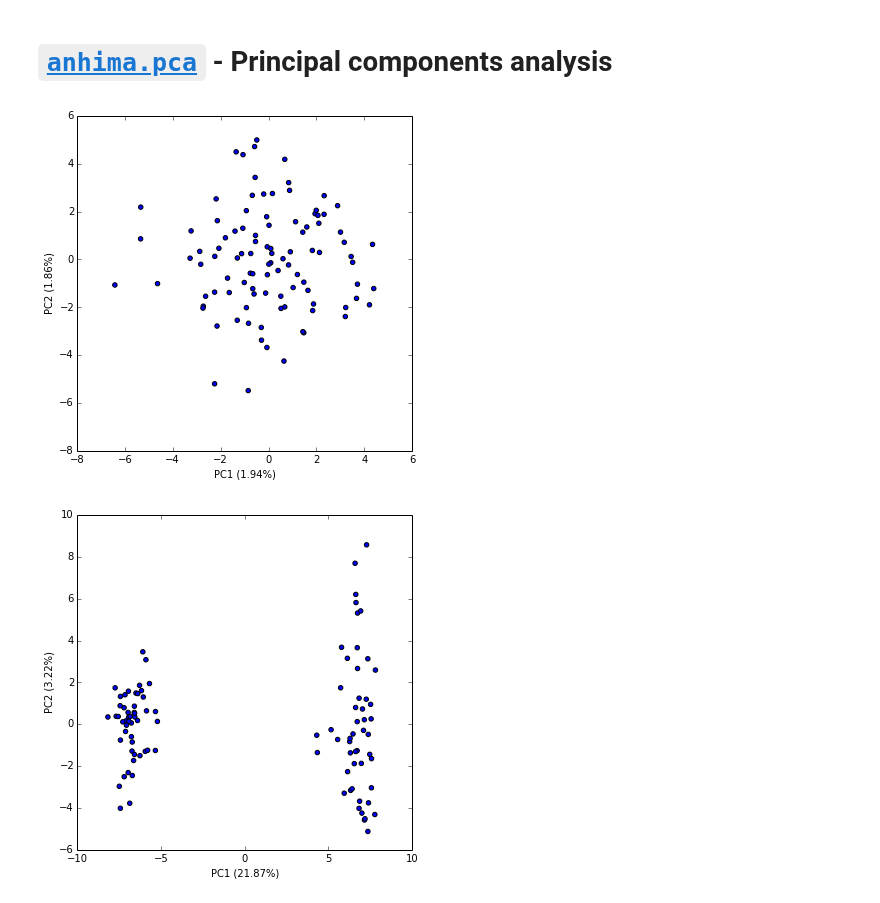
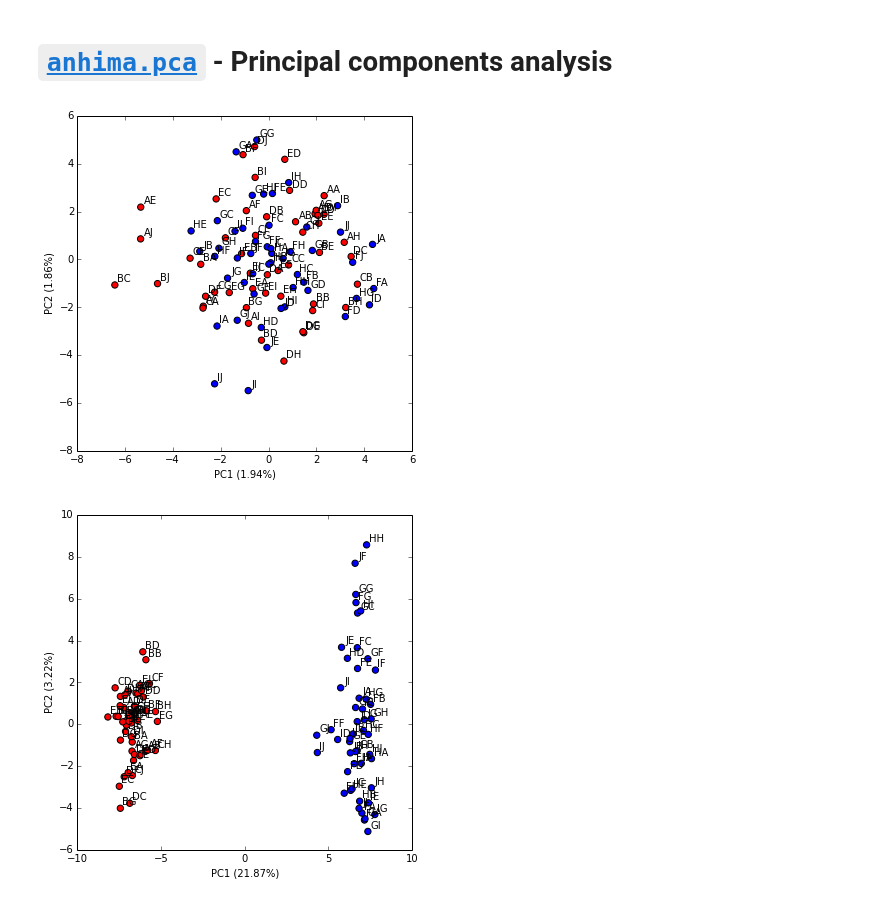
Before and after one commit to alimanfoo/anhima, a Jupyter notebook: examples/pca.ipynb, the cells around one changed output. Cells and saved outputs as stored; diff of their text form; code cells hidden in the pictures.

```diff
--- a/examples/pca.ipynb
+++ b/examples/pca.ipynb
@@ -19,6 +20,7 @@ sys.path.insert(0, '../src')
 # simulate genotypes with no relatedness
 n_variants = 1000
 n_samples = 100
+labels = [''.join(s) for s in itertools.product('ABCDEFGHIJ', repeat=2)]
 ploidy = 2
 af_dist = scipy.stats.beta(a=.4, b=.6)
 p_missing = 0
@@ -34,11 +36,13 @@ gnr = anhima.gt.as_n_alt(genotypes_related)
 # run PCA
 p, t = anhima.pca.pca(gn)
 pr, tr = anhima.pca.pca(gnr)
+# %%
+sample_colors = (['red']*50) + (['blue']*50)
 # %%
-anhima.pca.plot_components(p, t);
+anhima.pca.plot_components(p, t, labels=labels, colors=sample_colors, sizes=40);
 # %% [output]
-[figure, old version]
+[figure, new version]
 # %%
-anhima.pca.plot_components(pr, tr);
+anhima.pca.plot_components(pr, tr, labels=labels, colors=sample_colors, sizes=40);
 # %% [output]
-[figure, old version]
+[figure, new version]
```
Also changed, not shown: parts of 1 cell of this notebook, 19 other files.
